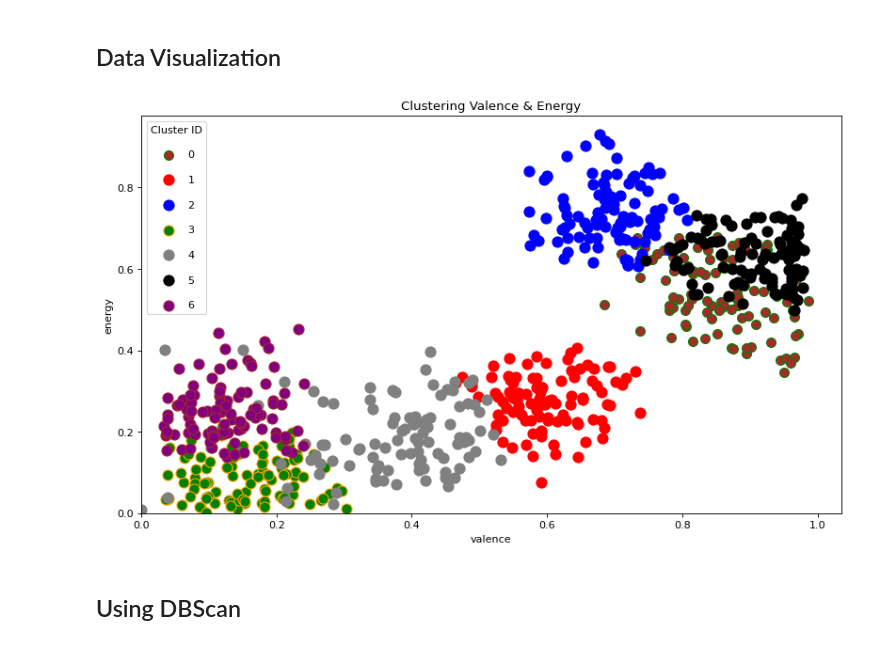
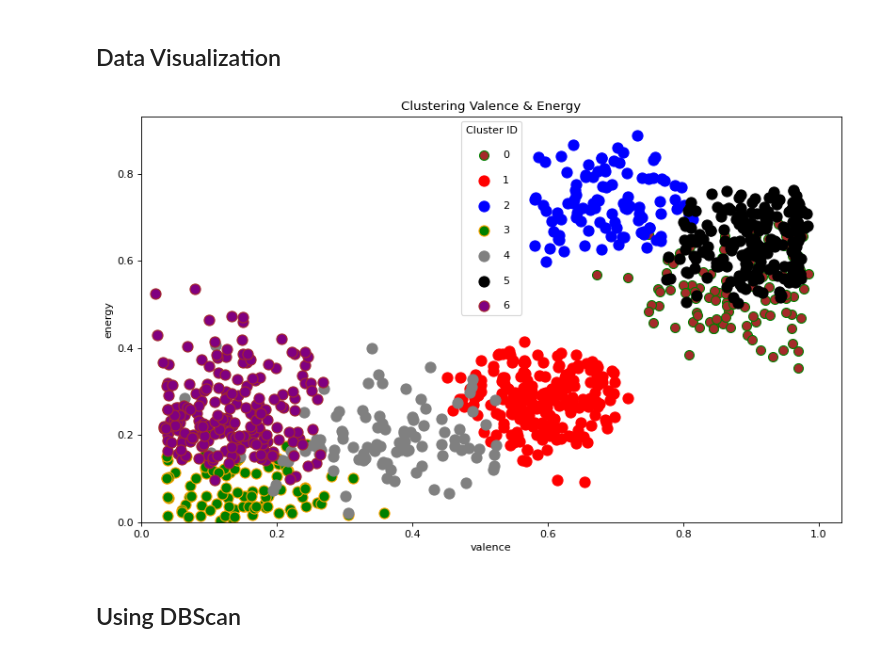
Before and after one commit to mzbhewtee/music_recommendation, a Jupyter notebook: Song_Rcommendation.ipynb, the cells around one changed output. Drawn from its saved outputs; the diff is of its cells as text; code cells hidden in the pictures.

```diff
--- a/Song_Rcommendation.ipynb
+++ b/Song_Rcommendation.ipynb
@@ -84,7 +85,7 @@ neutral
 # %%
 import pandas as pd
 # %%
-music_data = pd.read_csv('data.csv', low_memory=False)
+music_data = pd.read_csv('/content/drive/My Drive/AI/Assignments/data/data.csv', low_memory=False)
 music_data.head()
 # %% [output]
 |  | valence | year | acousticness | artists | danceability | duration_ms | energy | explicit | id | ... |
@@ -346,37 +348,37 @@ import random
 # Set random seed for reproducibility
 random.seed(50)
 
 first_cluster = df[df['cluster_label'] == 0].sample(100)
-second_cluster  = df[df['cluster_label'] == 1].sample(100)
+second_cluster  = df[df['cluster_label'] == 1].sample(200)
 third_cluster = df[df['cluster_label'] == 2].sample(100)
 fourth_cluster = df[df['cluster_label'] == 3].sample(100)
 fifth_cluster = df[df['cluster_label'] == 4].sample(100)
-sixth_cluster = df[df['cluster_label'] == 5].sample(100)
-seventh_cluster = df[df['cluster_label'] == 6].sample(100)
+sixth_cluster = df[df['cluster_label'] == 5].sample(200)
+seventh_cluster = df[df['cluster_label'] == 6].sample(200)
 
 
 
 # Plot clustering result
 # Plot Clustering Result
 fig, ax = plt.subplots(figsize=(12, 7), dpi=80)
 plt.scatter(first_cluster.valence[first_cluster.cluster_label == 0], first_cluster['energy'][first_cluster.cluster_label == 0],color = 'brown', s=80, edgecolor = 'green', label= '0')
 plt.scatter(second_cluster.valence[second_cluster.cluster_label == 1], second_cluster['energy'][second_cluster.cluster_label == 1], color = 'red', s=100, edgecolor = 'red', label = '1')
 plt.scatter(third_cluster.valence[third_cluster.cluster_label == 2], third_cluster['energy'][third_cluster.cluster_label == 2], color = 'blue', s=100, edgecolor = 'blue', label = '2')
 plt.scatter(fourth_cluster.valence[fourth_cluster.cluster_label == 3], fourth_cluster['energy'][fourth_cluster.cluster_label == 3], color = 'green', s=100, edgecolor = 'orange', label = '3')
 plt.scatter(fifth_cluster.valence[fifth_cluster.cluster_label == 4], fifth_cluster['energy'][fifth_cluster.cluster_label== 4], color = 'grey', s=100, edgecolor = 'grey', label = '4')
 plt.scatter(sixth_cluster.valence[sixth_cluster.cluster_label == 5], sixth_cluster['energy'][sixth_cluster.cluster_label == 5], color = 'black', s=100, edgecolor = 'black', label = '5')
 plt.scatter(seventh_cluster.valence[seventh_cluster.cluster_label == 6], seventh_cluster['energy'][seventh_cluster.cluster_label == 6], color = 'purple', s=100, edgecolor = 'brown', label = '6')
 
 plt.legend(title= "Cluster ID", labelspacing=1.5)
 plt.xlabel('valence')
 plt.ylabel('energy')
 ax.set_ylim(ymin=0)
 ax.set_xlim(xmin=0)
 plt.title("Clustering Valence & Energy")
 plt.savefig('cluster_result.png')
 plt.show()
 # %% [output]
-[figure, old version]
+[figure, new version]
 # %% [markdown]
 ## Using DBScan
 # %%
```
Also changed, not shown: parts of 11 cells of this notebook.
